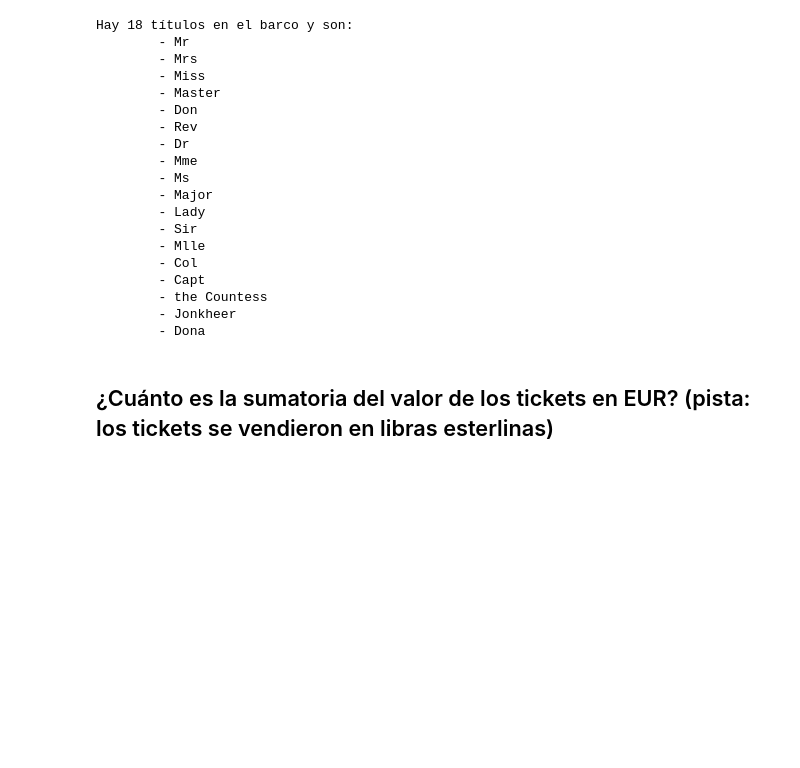
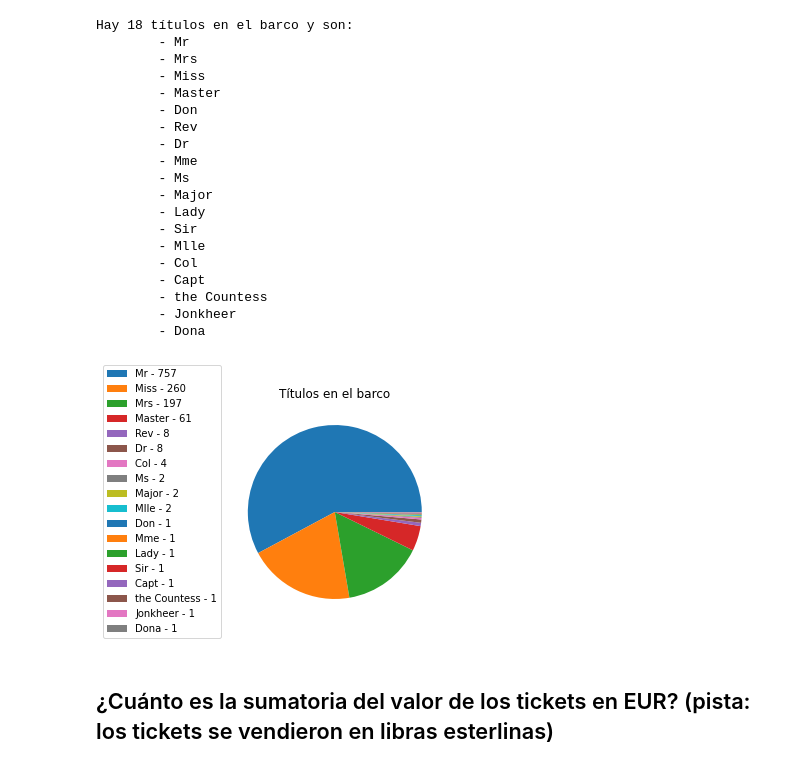
Before and after one commit to darioWorknet/2-Titanic_dataset, a Jupyter notebook: TitanicAnalytics.ipynb, the cells around one changed output. Drawn from its saved outputs; the diff is of its cells as text; code cells hidden in the pictures; blank space fills up the shorter version.

```diff
--- a/TitanicAnalytics.ipynb
+++ b/TitanicAnalytics.ipynb
@@ -290,6 +290,27 @@ Hay 18 títulos en el barco y son:
         - the Countess
         - Jonkheer
         - Dona
+# %%
+# Calculamos en un diccionario las veces que se repite cada título
+titles_count = {}
+for title in unique_titles:
+    titles_count[title] = df['Title'].value_counts()[title]
+
+# Ordenamos el diccionario por sus valores
+titles_count = dict(sorted(titles_count.items(), key=lambda x: x[1], reverse=True))
+
+# Extraemos las etiquetas y los valores en dos listas independientes
+labels = titles_count.keys()
+values = titles_count.values()
+
+# Mostramos el gráfico
+patches, texts = plt.pie(values)
+quant_labels = [label+' - '+str(titles_count[label]) for label in labels] # Etiquetas con información
+plt.legend(patches, quant_labels, bbox_to_anchor=(0, 1.2))
+plt.title("Títulos en el barco")
+plt.show()
+# %% [output]
+[figure, added]
 # %% [markdown]
 ## ¿Cuánto es la sumatoria del valor de los tickets en EUR? (pista: los tickets se vendieron en libras esterlinas)
 # %%
```
Also changed, not shown: parts of 4 cells of this notebook.
